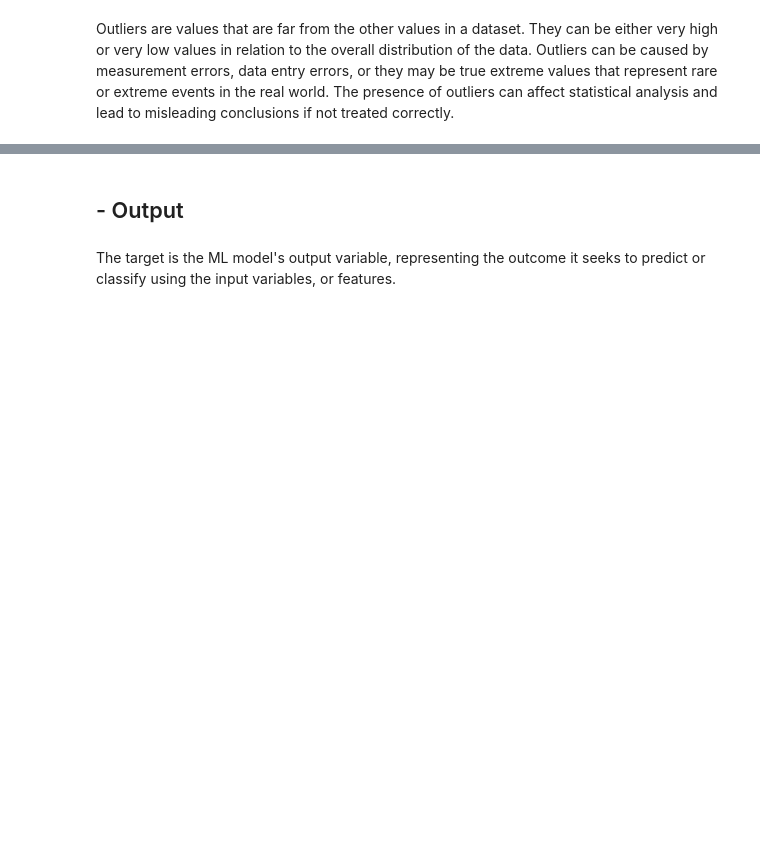
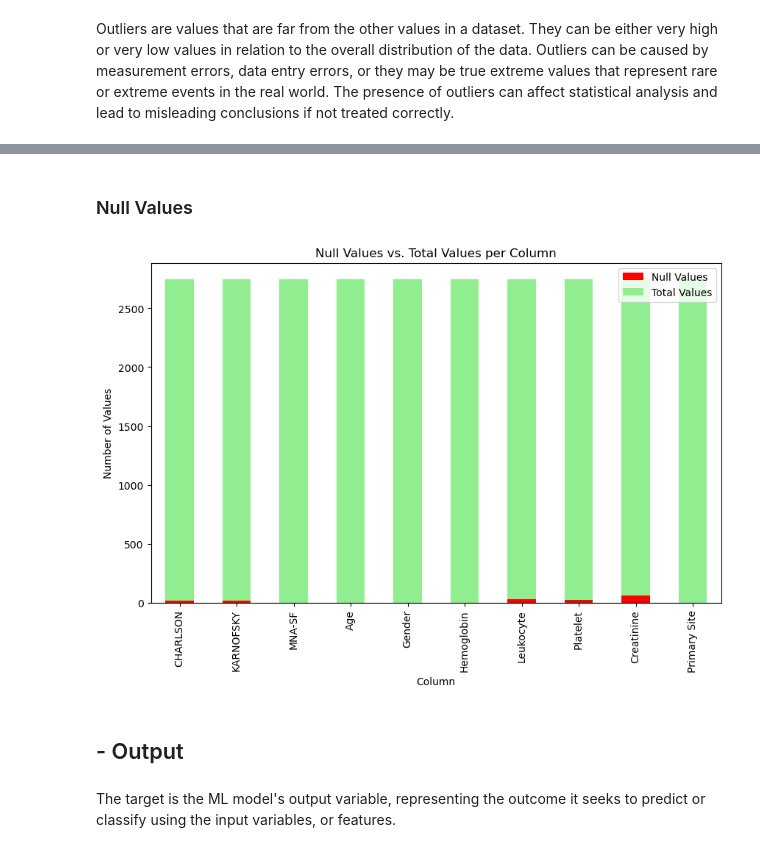
Before and after one commit to tiagopessoalima/Predicting180-DayMortalityInGeriatricOncology, a Jupyter notebook: scripts/01 - preprocess.ipynb, the cells around one changed output, grey strips where cells are left out. Drawn from its saved outputs; the diff is of its cells as text; code cells hidden in the pictures; blank space fills up the shorter version.

```diff
--- a/scripts/01 - preprocess.ipynb
+++ b/scripts/01 - preprocess.ipynb
@@ -224,7 +226,30 @@ plt.show()
 # %%
-df['Creatinine'] = np.where(df['Creatinine'] > 3, None, df['Creatinine'])
-df['Leukocyte'] = np.where(df['Leukocyte'] > 30000, None, df['Leukocyte'])
-df['Platelet'] = np.where(df['Platelet'].between(10000, 700000, inclusive='both'), None, df['Platelet'])
+X['Creatinine'] = np.where(X['Creatinine'] > 3, np.nan, X['Creatinine'])
+X['Leukocyte'] = np.where(X['Leukocyte'] > 30000, np.nan, X['Leukocyte'])
+X['Platelet'] = np.where((X['Platelet'] < 1000) | (X['Platelet'] > 700000), np.nan, X['Platelet'])
+# %% [markdown]
+### Null Values
+# %%
+# Calculate the number of null values in each column
+null_values_per_column = X.isnull().sum()
+
+# Calculate the total number of values in each column
+total_values_per_column = X.count()
+
+# Create a DataFrame to store both null and non-null values
+data = pd.DataFrame({'Null Values': null_values_per_column, 'Total Values': total_values_per_column})
+
+# Create a stacked bar chart with labels inside the bars
+plt.figure(figsize=(10, 6))
+ax = data.plot(kind='bar', stacked=True, color=['red', 'lightgreen'], ax=plt.gca())
+plt.title('Null Values vs. Total Values per Column')
+plt.xlabel('Column')
+plt.ylabel('Number of Values')
+plt.legend(loc='upper right', labels=['Null Values', 'Total Values'])
+
+plt.show()
+# %% [output]
+[figure, added]
 # %% [markdown]
 ## - Output
 # %% [markdown]
```
Also changed, not shown: parts of 10 cells of this notebook, 3 other files.
